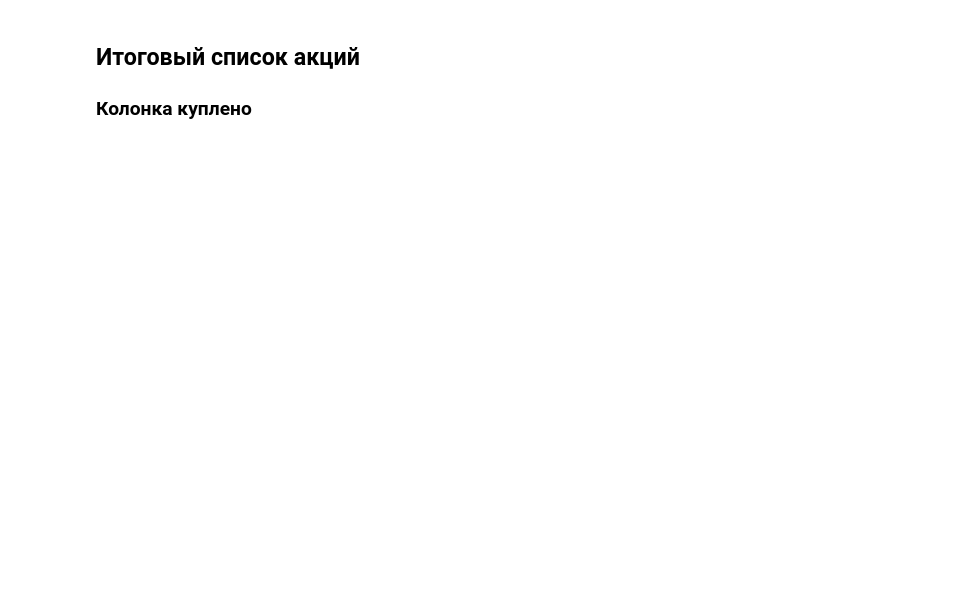
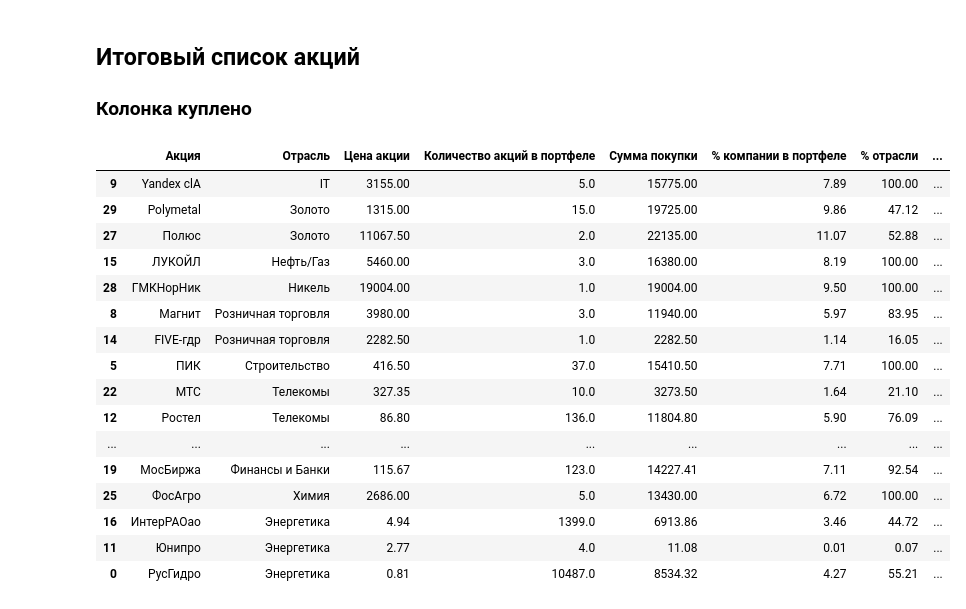
Before and after one commit to ramzesvvsu/VantalaProject, a Jupyter notebook: Vantala_HW3.ipynb, the cells around one changed output. Saved outputs shown, nothing was run; the diff lists cells and outputs as text; code cells hidden in the pictures; blank space fills up the shorter version.

```diff
--- a/Vantala_HW3.ipynb
+++ b/Vantala_HW3.ipynb
@@ -398,0 +336,28 @@ result[result['Куплено']>0].sort_values('Отрасль')
+# %%
+total_table.drop(['Цена год назад', 'Прибыль', 'Прибыль * DSI'], axis=1, inplace=True)
+# %%
+total_table['% отрасли'] = total_table.apply(lambda x: x['Сумма']/total_table[total_table['Отрасль']==x['Отрасль']].Сумма.sum()*100, axis=1)
+# %%
+total_table = total_table[['Акция', 'Отрасль', 'Цена', 'Куплено', 'Сумма', 'Сумма процент', '% отрасли', 'DSI', 'Гос']].round(decimals=2)
+# %%
+total_table.rename(columns={'Цена': 'Цена акции', 'Куплено':'Количество акций в портфеле', 'Сумма':'Сумма покупки', 'Гос':"Гос учреждение", "Сумма процент": "% компании в портфеле"}, inplace=True)
+# %%
+total_table
+# %% [output]
+|  | Акция | Отрасль | Цена акции | Количество акций в портфеле | Сумма покупки | % компании в портфеле | % отрасли | ... |
+| 9 | Yandex clA | IT | 3155.00 | 5.0 | 15775.00 | 7.89 | 100.00 | ... |
+| 29 | Polymetal | Золото | 1315.00 | 15.0 | 19725.00 | 9.86 | 47.12 | ... |
+| 27 | Полюс | Золото | 11067.50 | 2.0 | 22135.00 | 11.07 | 52.88 | ... |
+| 15 | ЛУКОЙЛ | Нефть/Газ | 5460.00 | 3.0 | 16380.00 | 8.19 | 100.00 | ... |
+| 28 | ГМКНорНик | Никель | 19004.00 | 1.0 | 19004.00 | 9.50 | 100.00 | ... |
+| 8 | Магнит | Розничная торговля | 3980.00 | 3.0 | 11940.00 | 5.97 | 83.95 | ... |
+| 14 | FIVE-гдр | Розничная торговля | 2282.50 | 1.0 | 2282.50 | 1.14 | 16.05 | ... |
+| 5 | ПИК | Строительство | 416.50 | 37.0 | 15410.50 | 7.71 | 100.00 | ... |
+| 22 | МТС | Телекомы | 327.35 | 10.0 | 3273.50 | 1.64 | 21.10 | ... |
+| 12 | Ростел | Телекомы | 86.80 | 136.0 | 11804.80 | 5.90 | 76.09 | ... |
+| ... | ... | ... | ... | ... | ... | ... | ... | ... |
+| 19 | МосБиржа | Финансы и Банки | 115.67 | 123.0 | 14227.41 | 7.11 | 92.54 | ... |
+| 25 | ФосАгро | Химия | 2686.00 | 5.0 | 13430.00 | 6.72 | 100.00 | ... |
+| 16 | ИнтерРАОао | Энергетика | 4.94 | 1399.0 | 6913.86 | 3.46 | 44.72 | ... |
+| 11 | Юнипро | Энергетика | 2.77 | 4.0 | 11.08 | 0.01 | 0.07 | ... |
+| 0 | РусГидро | Энергетика | 0.81 | 10487.0 | 8534.32 | 4.27 | 55.21 | ... |
```
Also changed, not shown: parts of 8 cells of this notebook.
